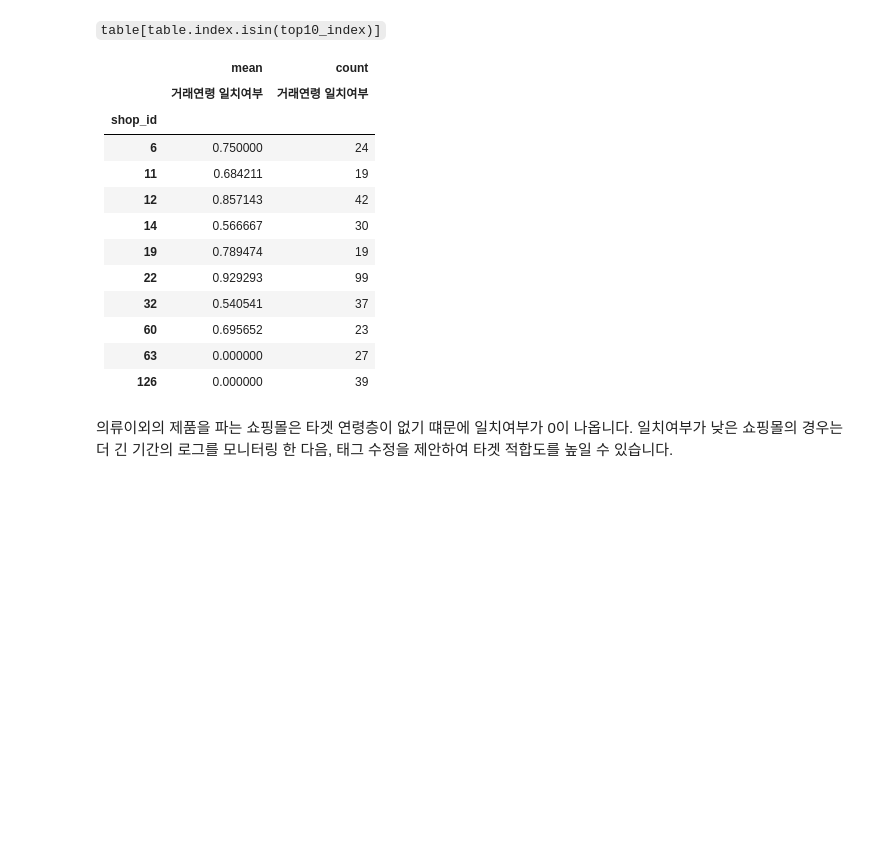
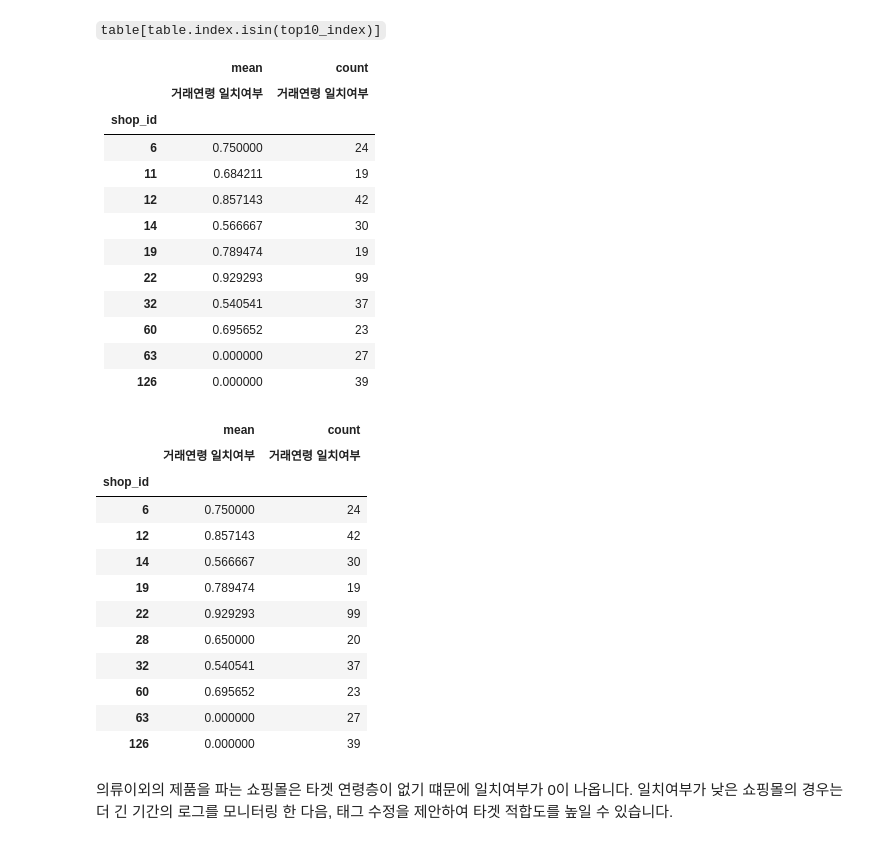
Before and after one commit to shoman2/Data-analysis_DSschool, a Jupyter notebook: 04_SQL-and-EDA/04_zigzag_SQL-and-EDA.ipynb, the cells around one changed output. Cells and saved outputs as stored; diff of their text form; code cells hidden in the pictures; blank space fills up the shorter version.

```diff
--- a/04_SQL-and-EDA/04_zigzag_SQL-and-EDA.ipynb
+++ b/04_SQL-and-EDA/04_zigzag_SQL-and-EDA.ipynb
@@ -685,0 +726,6 @@ shop 테이블을 DB에서 불러와 주세요. 그 다음, user, order 테이
+# %%
+merged_table = (
+order.merge(user, on = "user_id").merge(shop, on = "shop_id")
+)
+
+merged_table.head(2)
@@ -744,0 +793,3 @@ def check_generation(row):
+# %%
+merged_table["거래연령 일치여부"] = merged_table.apply(check_generation, axis = 1)
+merged_table.head(2)
@@ -744,0 +800,5 @@ def check_generation(row):
+# %%
+table = merged_table.pivot_table(values = "거래연령 일치여부",
+                                index = "shop_id",
+                                aggfunc = ['mean', 'count'])
+table.head()
@@ -818,6 +887,22 @@ def check_generation(row):
     </tr>
   </tbody>
 </table>
+# %%
+table[table.index.isin(top10_index)]
+# %% [output]
+|  | mean | count |
+|  | 거래연령 일치여부 | 거래연령 일치여부 |
+| shop_id |  |  |
+| 6 | 0.750000 | 24 |
+| 12 | 0.857143 | 42 |
+| 14 | 0.566667 | 30 |
+| 19 | 0.789474 | 19 |
+| 22 | 0.929293 | 99 |
+| 28 | 0.650000 | 20 |
+| 32 | 0.540541 | 37 |
+| 60 | 0.695652 | 23 |
+| 63 | 0.000000 | 27 |
+| 126 | 0.000000 | 39 |
 # %% [markdown]
 의류이외의 제품을 파는 쇼핑몰은 타겟 연령층이 없기 떄문에 일치여부가 0이 나옵니다. 일치여부가 낮은 쇼핑몰의 경우는 더 긴 기간의 로그를 모니터링 한 다음, 태그 수정을 제안하여 타겟 적합도를 높일 수 있습니다.
 # %% [markdown]
```
Also changed, not shown: parts of 15 cells of this notebook.
